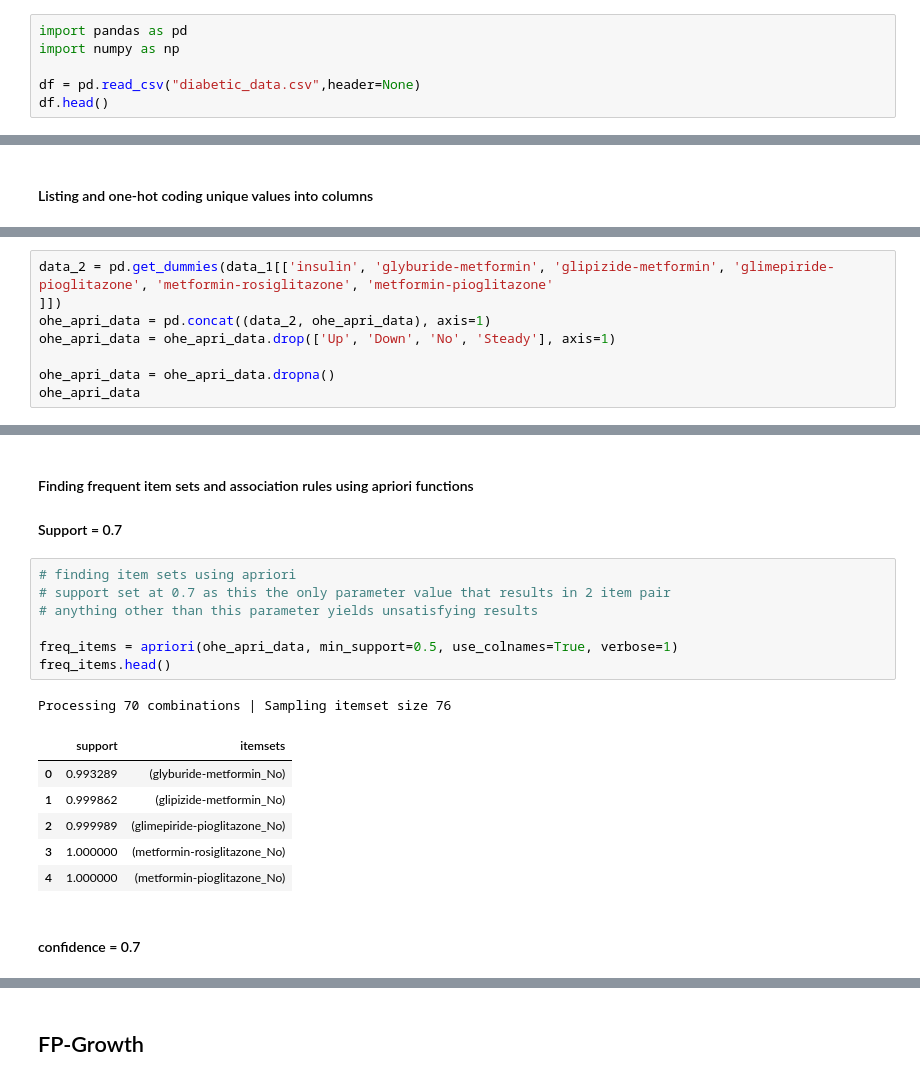
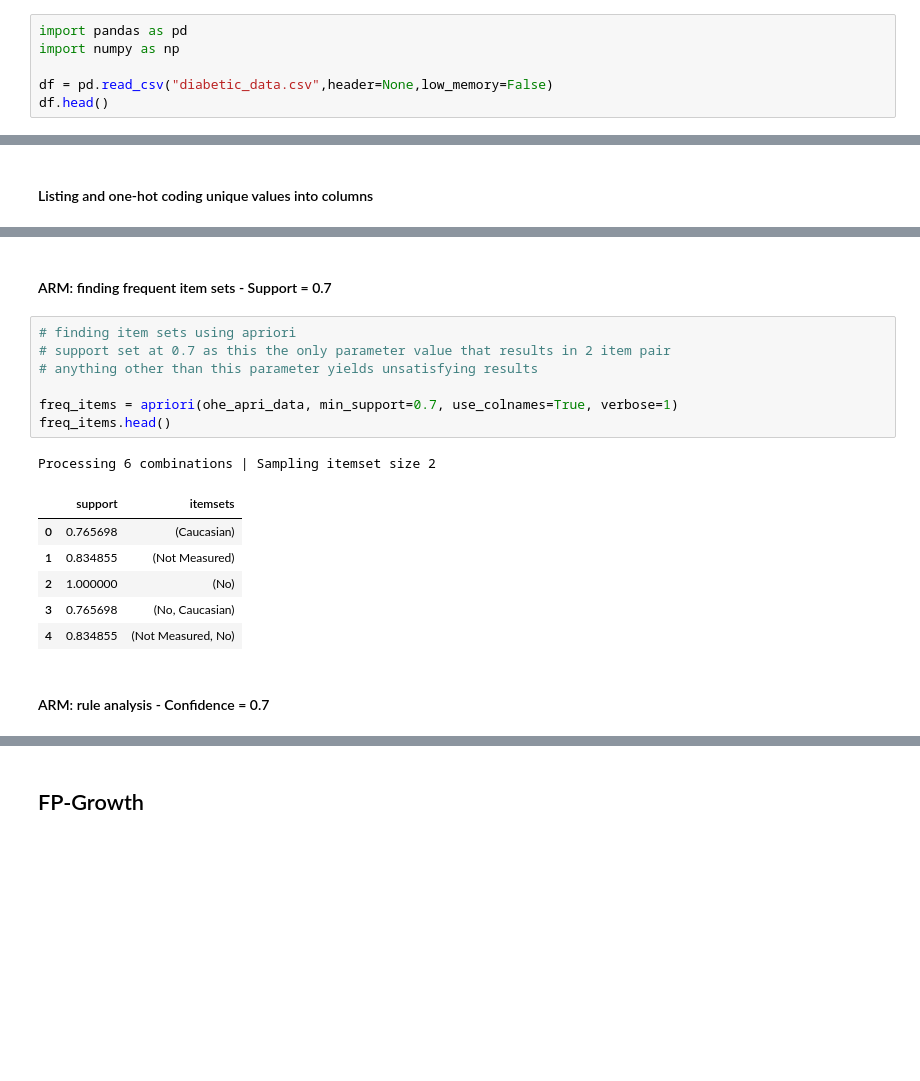
Before and after one commit to mattglenjackson/CP3403_Data_Mining, a Jupyter notebook: CP3403_merged_copy_fixed.ipynb, the cells around one changed output, grey strips where cells are left out. Saved outputs shown, nothing was run; the diff lists cells and outputs as text; blank space fills up the shorter version.

Commit message:
Add report findings and results

```diff
--- a/CP3403_merged_copy_fixed.ipynb
+++ b/CP3403_merged_copy_fixed.ipynb
@@ -6,7 +14,7 @@
 import pandas as pd
 import numpy as np
 
-df = pd.read_csv("diabetic_data.csv",header=None)
+df = pd.read_csv("diabetic_data.csv",header=None,low_memory=False)
 df.head()
 # %% [output]
 |  | 0 | 1 | 2 | 3 | 4 | 5 | 6 | 7 | 8 | 9 | ... | ... |
@@ -426,9 +425 @@ ohe_apri_data
 98053 rows × 66 columns
-# %%
-data_2 = pd.get_dummies(data_1[['insulin', 'glyburide-metformin', 'glipizide-metformin', 'glimepiride-pioglitazone', 'metformin-rosiglitazone', 'metformin-pioglitazone'
-]])
-ohe_apri_data = pd.concat((data_2, ohe_apri_data), axis=1)
-ohe_apri_data = ohe_apri_data.drop(['Up', 'Down', 'No', 'Steady'], axis=1)
-
-ohe_apri_data = ohe_apri_data.dropna()
-ohe_apri_data
@@ -449,21 +426,20 @@ ohe_apri_data
 # %% [markdown]
-#### Finding frequent item sets and association rules using apriori functions
-#### Support = 0.7
+#### ARM: finding frequent item sets - Support = 0.7
 # %%
 # finding item sets using apriori
 # support set at 0.7 as this the only parameter value that results in 2 item pair
 # anything other than this parameter yields unsatisfying results
 
-freq_items = apriori(ohe_apri_data, min_support=0.5, use_colnames=True, verbose=1)
+freq_items = apriori(ohe_apri_data, min_support=0.7, use_colnames=True, verbose=1)
 freq_items.head()
 # %% [output]
-Processing 70 combinations | Sampling itemset size 76
+Processing 6 combinations | Sampling itemset size 2
 |  | support | itemsets |
-| 0 | 0.993289 | (glyburide-metformin_No) |
-| 1 | 0.999862 | (glipizide-metformin_No) |
-| 2 | 0.999989 | (glimepiride-pioglitazone_No) |
-| 3 | 1.000000 | (metformin-rosiglitazone_No) |
-| 4 | 1.000000 | (metformin-pioglitazone_No) |
+| 0 | 0.765698 | (Caucasian) |
+| 1 | 0.834855 | (Not Measured) |
+| 2 | 1.000000 | (No) |
+| 3 | 0.765698 | (No, Caucasian) |
+| 4 | 0.834855 | (Not Measured, No) |
 # %% [markdown]
-#### confidence = 0.7
+#### ARM: rule analysis - Confidence = 0.7
 # %%
```
Also changed, not shown: parts of 67 cells of this notebook.
